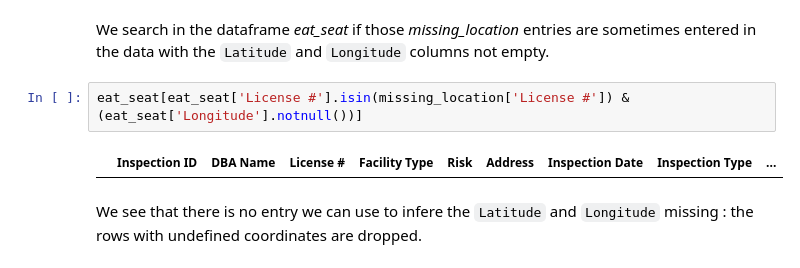
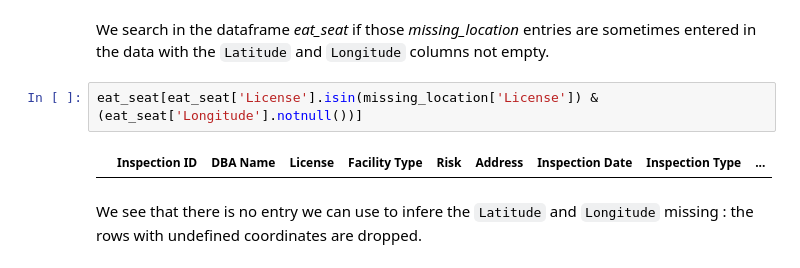
Before and after one commit to clairebilat/ada-2019-project-lost-and-found, a Jupyter notebook: Milestone-3.ipynb, the cells around one changed output. Cells and saved outputs as stored; diff of their text form.

```diff
--- a/Milestone-3.ipynb
+++ b/Milestone-3.ipynb
@@ -625,9 +634,9 @@ We see that there is no entry where only either the `Latitude` or the `Longitude
 # %% [markdown]
 We search in the dataframe *eat_seat* if those *missing_location* entries are sometimes entered in the data with the `Latitude` and `Longitude` columns not empty.
 # %%
-eat_seat[eat_seat['License #'].isin(missing_location['License #']) & (eat_seat['Longitude'].notnull())]
+eat_seat[eat_seat['License'].isin(missing_location['License']) & (eat_seat['Longitude'].notnull())]
 # %% [output]
-|  | Inspection ID | DBA Name | License # | Facility Type | Risk | Address | Inspection Date | Inspection Type | ... |
+|  | Inspection ID | DBA Name | License | Facility Type | Risk | Address | Inspection Date | Inspection Type | ... |
 # %% [markdown]
 We see that there is no entry we can use to infere the `Latitude` and `Longitude` missing : the rows with undefined coordinates are dropped.
 # %%
```
Also changed, not shown: parts of 46 cells of this notebook.
